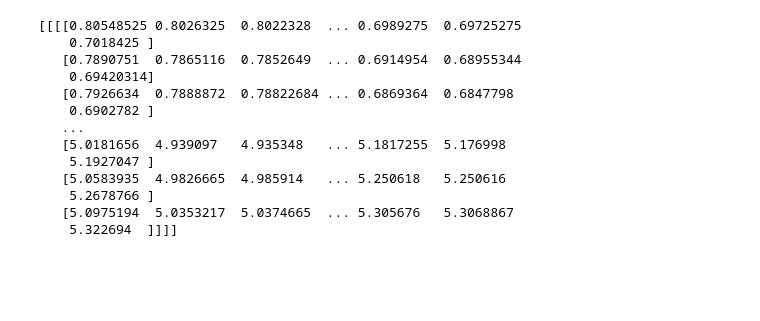
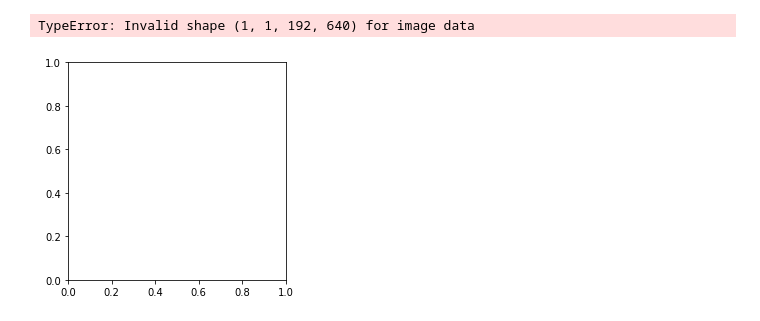
Before and after one commit to Akilax0/monodepth2, a Jupyter notebook: test.ipynb, the cells around one changed output. Cells and saved outputs as stored; diff of their text form; code cells hidden in the pictures; blank space fills up the shorter version.

```diff
--- a/test.ipynb
+++ b/test.ipynb
@@ -17,22 +17,13 @@ import cv2
 # %%
 path = './assets/depth_disp.npy'
 
 data = np.load(path)
 
-print(data)
+
+plt.imshow(data)
+plt.show()
 # %% [output]
-[[[[0.80548525 0.8026325  0.8022328  ... 0.6989275  0.69725275
-    0.7018425 ]
-   [0.7890751  0.7865116  0.7852649  ... 0.6914954  0.68955344
-    0.69420314]
-   [0.7926634  0.7888872  0.78822684 ... 0.6869364  0.6847798
-    0.6902782 ]
-   ...
-   [5.0181656  4.939097   4.935348   ... 5.1817255  5.176998
-    5.1927047 ]
-   [5.0583935  4.9826665  4.985914   ... 5.250618   5.250616
-    5.2678766 ]
-   [5.0975194  5.0353217  5.0374665  ... 5.305676   5.3068867
-    5.322694  ]]]]
+TypeError: Invalid shape (1, 1, 192, 640) for image data
+[figure, added]
 # %%
 print(np.amax(data))
```
Also changed, not shown: parts of 3 cells of this notebook, 9 other files.
